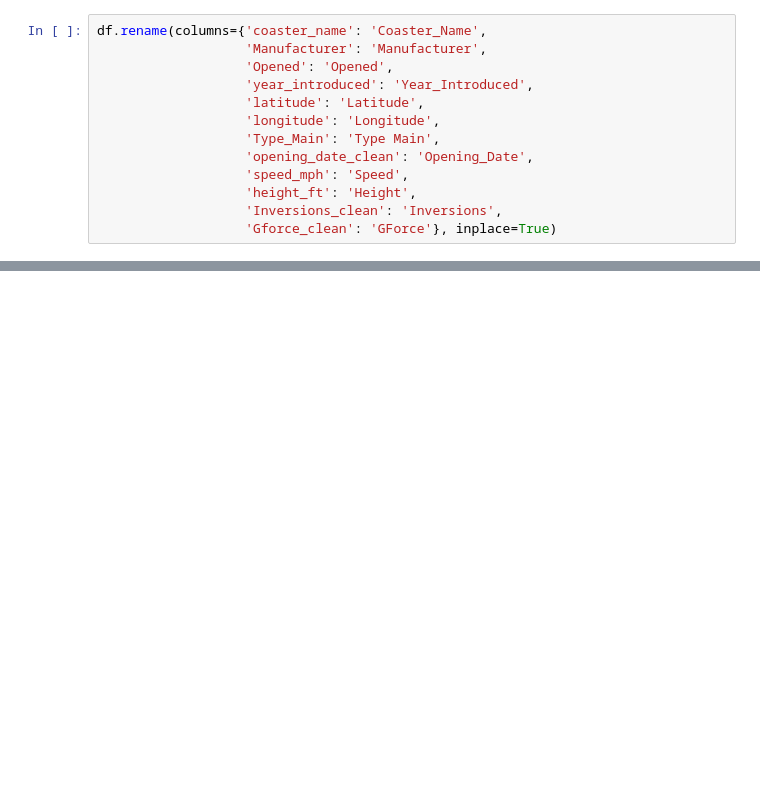
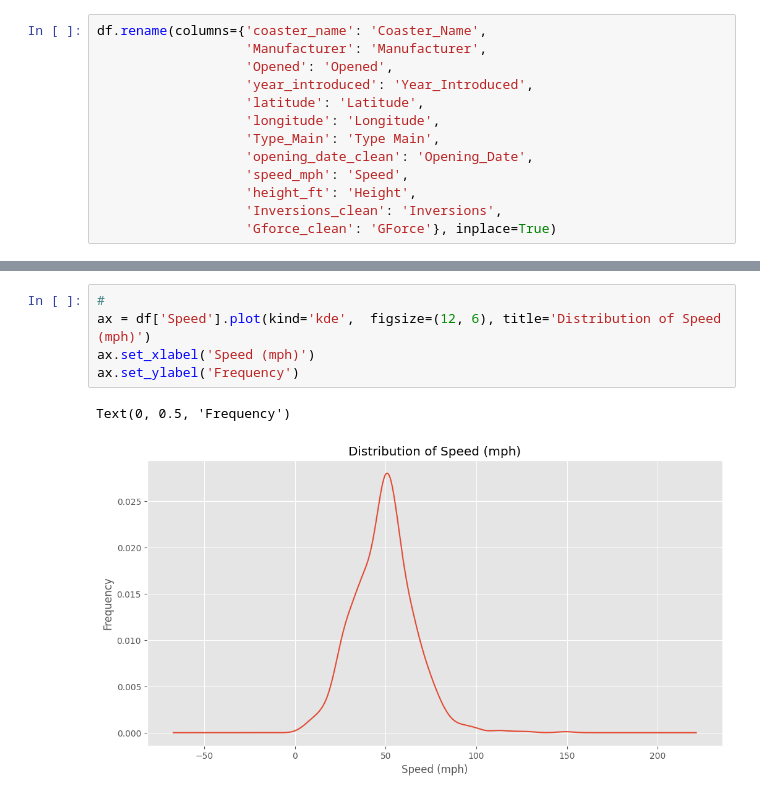
Before and after one commit to ronnin796/Exploratory_Data_Analysis, a Jupyter notebook: roaller_coaster.ipynb, the cells around one changed output, grey strips where cells are left out. Saved outputs shown, nothing was run; the diff lists cells and outputs as text; blank space fills up the shorter version.

```diff
--- a/roaller_coaster.ipynb
+++ b/roaller_coaster.ipynb
@@ -71,0 +110,8 @@ Length: 1087, dtype: bool
+# %%
+#
+ax = df['Speed'].plot(kind='kde',  figsize=(12, 6), title='Distribution of Speed (mph)')
+ax.set_xlabel('Speed (mph)')
+ax.set_ylabel('Frequency')
+# %% [output]
+Text(0, 0.5, 'Frequency')
+[figure, added]
```
Also changed, not shown: parts of 7 cells of this notebook, 1 other file.
